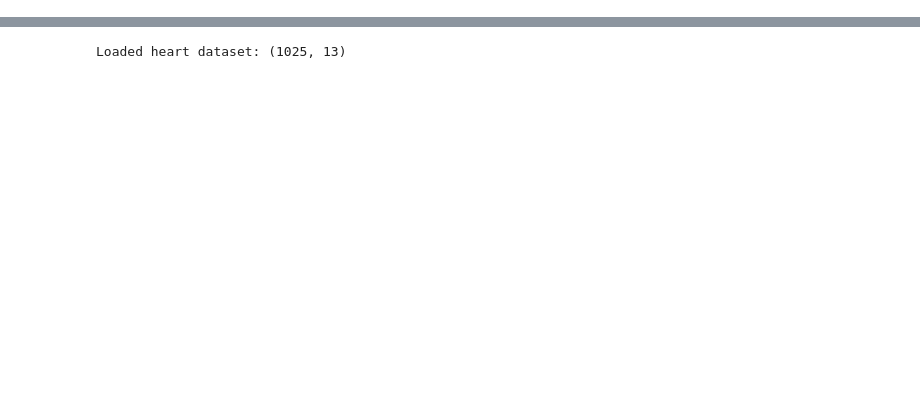
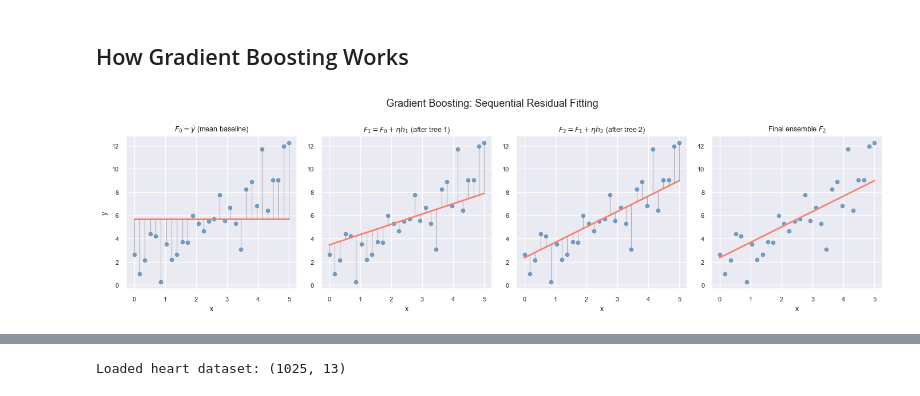
Before and after one commit to GraceYang9127/CMOR438Final, a Jupyter notebook: examples/Supervised Learning/Ensembles/ensemble.ipynb, the cells around one changed output, grey strips where cells are left out. Saved outputs shown, nothing was run; the diff lists cells and outputs as text; code cells hidden in the pictures; blank space fills up the shorter version.

```diff
--- a/examples/Supervised Learning/Ensembles/ensemble.ipynb
+++ b/examples/Supervised Learning/Ensembles/ensemble.ipynb
@@ -38,0 +112,45 @@ from rice_ml.metrics import accuracy_score, mse, r2_score
+# %% [markdown]
+## How Gradient Boosting Works
+# %%
+fig, axes = plt.subplots(1, 4, figsize=(14, 4))
+np.random.seed(0)
+x = np.linspace(0, 5, 30)
+y_true = 2 * x + np.random.randn(30) * 1.5
+
+F0 = np.full_like(y_true, y_true.mean())
+r1 = y_true - F0
+
+# Fit a simple tree to residuals (simulate with linear fit for diagram)
+c1 = np.polyfit(x, r1, 1)
+h1 = np.polyval(c1, x)
+eta = 0.5
+F1 = F0 + eta * h1
+r2 = y_true - F1
+
+c2 = np.polyfit(x, r2, 1)
+h2 = np.polyval(c2, x)
+F2 = F1 + eta * h2
+
+steps = [
+    (axes[0], F0, y_true, r1, '$F_0 = \\bar{y}$ (mean baseline)'),
+    (axes[1], F1, y_true, r2, '$F_1 = F_0 + \\eta h_1$ (after tree 1)'),
+    (axes[2], F2, y_true, y_true - F2, '$F_2 = F_1 + \\eta h_2$ (after tree 2)'),
+    (axes[3], F2, y_true, None, 'Final ensemble $F_2$'),
+]
+
+for ax, F, y, resid, title in steps:
+    ax.scatter(x, y, color='steelblue', s=20, alpha=0.7, label='Data')
+    ax.plot(x, F, color='salmon', lw=2, label='Prediction')
+    if resid is not None:
+        for xi, yi, fi in zip(x, y, F):
+            ax.plot([xi, xi], [fi, yi], color='gray', lw=0.8, alpha=0.6)
+    ax.set_title(title, fontsize=9)
+    ax.set_xlabel('x', fontsize=9)
+    ax.tick_params(labelsize=8)
+
+axes[0].set_ylabel('y', fontsize=9)
+plt.suptitle('Gradient Boosting: Sequential Residual Fitting', fontsize=13)
+plt.tight_layout()
+plt.show()
+# %% [output]
+[figure, added]
```
Also changed, not shown: parts of 9 cells of this notebook, 1 other file.
